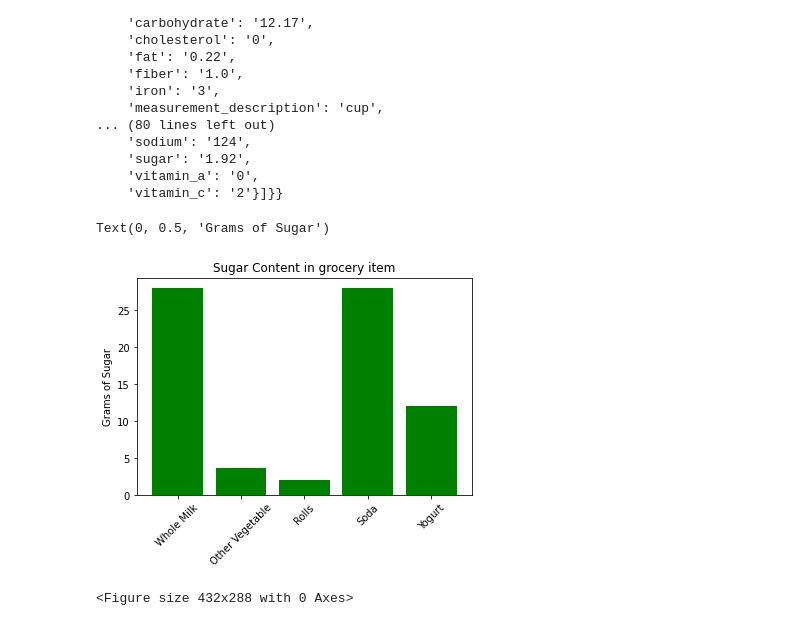
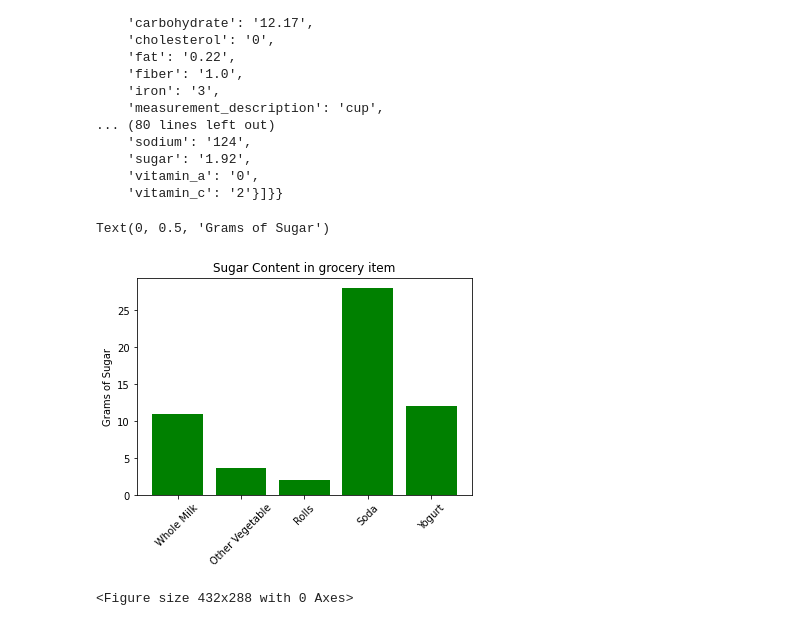
Before and after one commit to cbeachey/project1_influencers, a Jupyter notebook: Api_FatSecret.ipynb, the cells around one changed output. Cells and saved outputs as stored; diff of their text form; code cells hidden in the pictures.

```diff
--- a/Api_FatSecret.ipynb
+++ b/Api_FatSecret.ipynb
@@ -750,18 +750,18 @@ fs.food_get("6893")
 # %%
 #Plot data in bar graph
 categories = ["Whole Milk","Other Vegetable","Rolls","Soda", "Yogurt"]
-bars_in_categories = [28,3.65 ,2, 28, 12]
+bars_in_categories = [11,3.65 ,2, 28, 12]
 x_axis = np.arange(len(bars_in_categories))
 # Create a bar chart based upon the above data
 plt.bar(x_axis, bars_in_categories, color="g", align="center" )
 #xticks
 tick_locations = [value for value in x_axis]
 plt.xticks(tick_locations, categories, rotation=45)
 plt.title("Sugar Content in grocery item")
 plt.ylabel("Grams of Sugar")
 # %% [output]
 Text(0, 0.5, 'Grams of Sugar')
-[figure, old version]
+[figure, new version]
 # %%
 plt.savefig("Sugar Content in grocery item.png")
 # %% [output]
```
